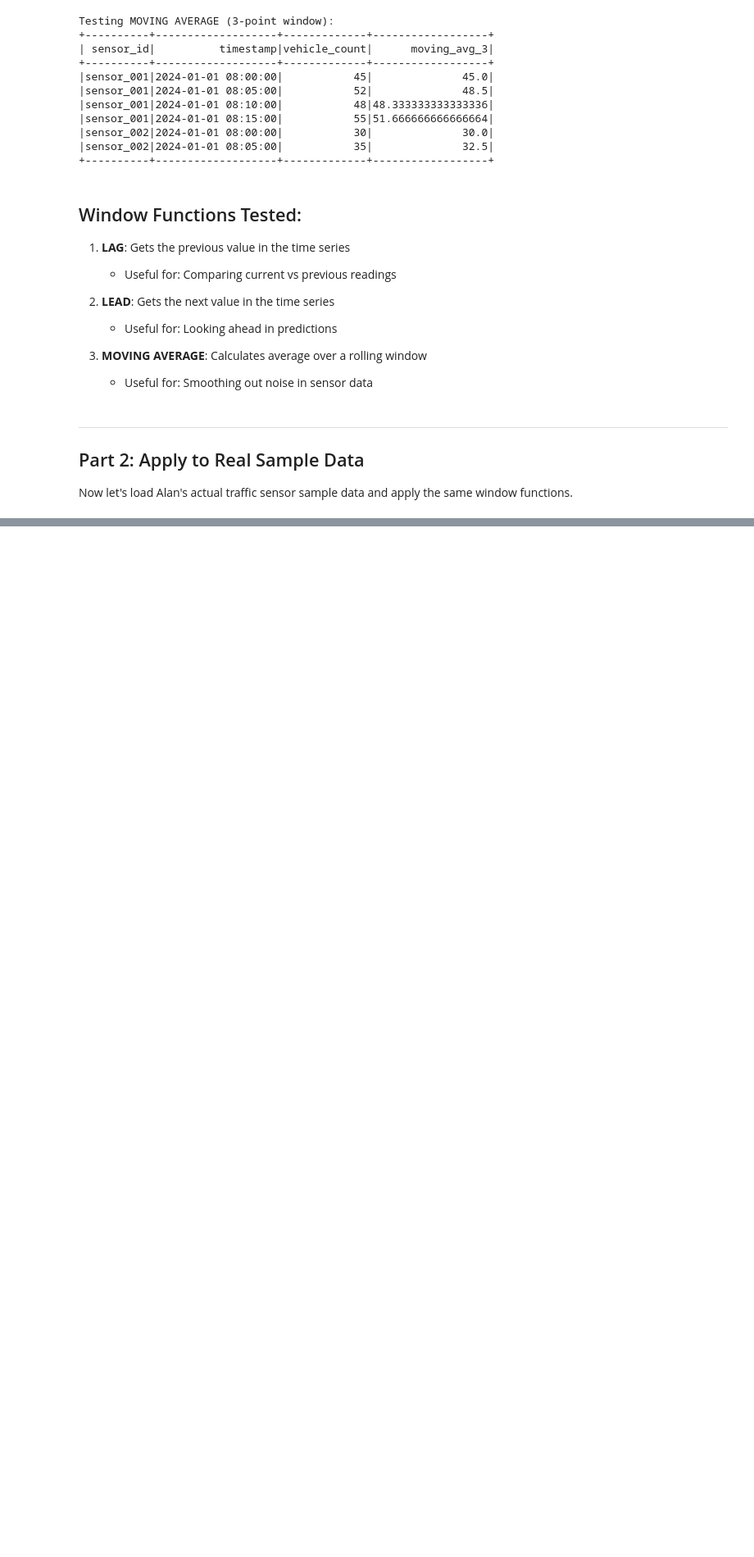
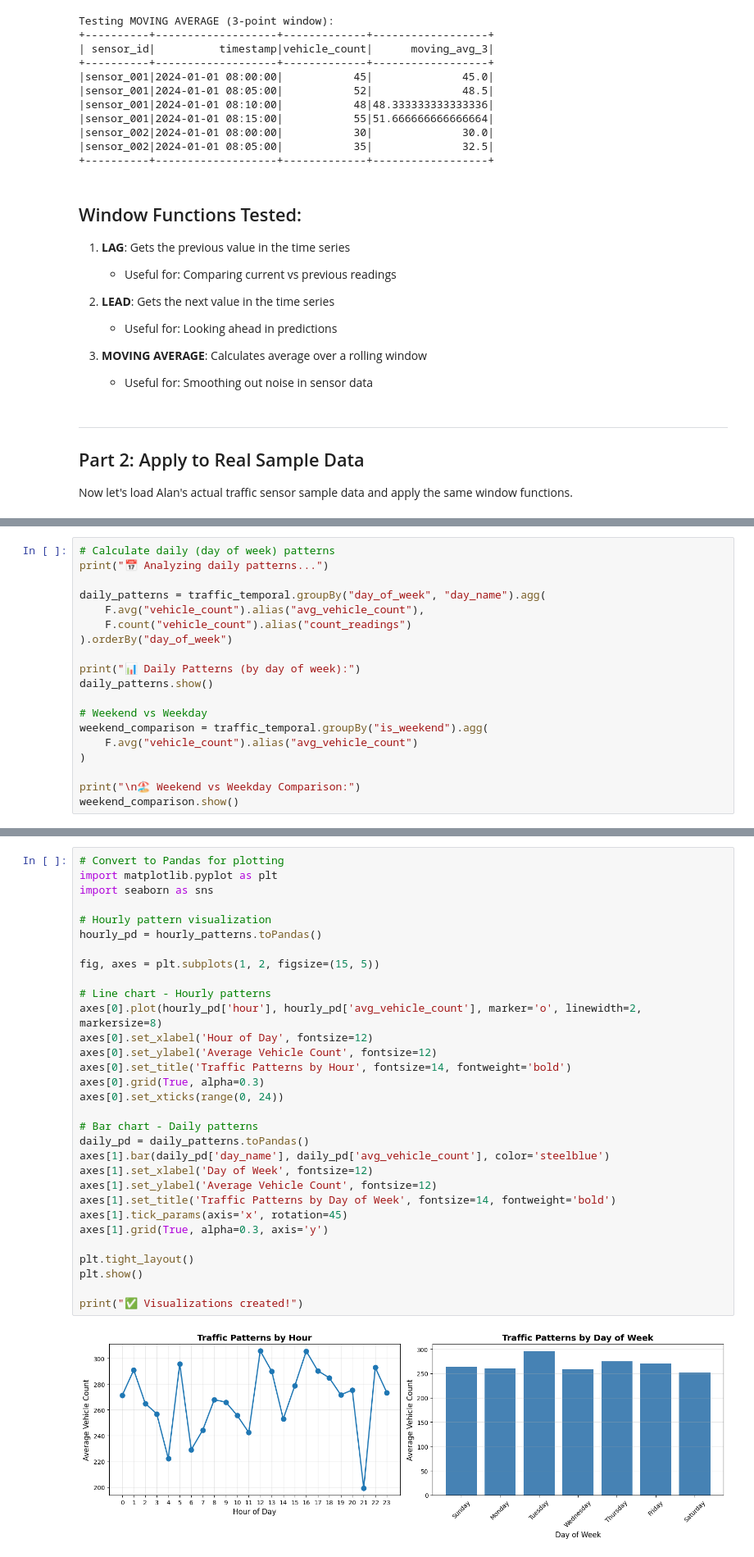
Before and after one commit to CircusCircus-Sunflower/SparkCity, a Jupyter notebook: notebooks/time_series_analysis.ipynb, the cells around one changed output, grey strips where cells are left out. Shown at 82% size. Drawn from its saved outputs; the diff is of its cells as text; blank space fills up the shorter version.

```diff
--- a/notebooks/time_series_analysis.ipynb
+++ b/notebooks/time_series_analysis.ipynb
@@ -200,0 +276,19 @@ Rows with null timestamps: 0
+# %%
+# Calculate daily (day of week) patterns
+print("📅 Analyzing daily patterns...")
+
+daily_patterns = traffic_temporal.groupBy("day_of_week", "day_name").agg(
+    F.avg("vehicle_count").alias("avg_vehicle_count"),
+    F.count("vehicle_count").alias("count_readings")
+).orderBy("day_of_week")
+
+print("📊 Daily Patterns (by day of week):")
+daily_patterns.show()
+
+# Weekend vs Weekday
+weekend_comparison = traffic_temporal.groupBy("is_weekend").agg(
+    F.avg("vehicle_count").alias("avg_vehicle_count")
+)
+
+print("\n🏖️ Weekend vs Weekday Comparison:")
+weekend_comparison.show()
@@ -200,0 +313,33 @@ Rows with null timestamps: 0
+# %%
+# Convert to Pandas for plotting
+import matplotlib.pyplot as plt
+import seaborn as sns
+
+# Hourly pattern visualization
+hourly_pd = hourly_patterns.toPandas()
+
+fig, axes = plt.subplots(1, 2, figsize=(15, 5))
+
+# Line chart - Hourly patterns
+axes[0].plot(hourly_pd['hour'], hourly_pd['avg_vehicle_count'], marker='o', linewidth=2, markersize=8)
+axes[0].set_xlabel('Hour of Day', fontsize=12)
+axes[0].set_ylabel('Average Vehicle Count', fontsize=12)
+axes[0].set_title('Traffic Patterns by Hour', fontsize=14, fontweight='bold')
+axes[0].grid(True, alpha=0.3)
+axes[0].set_xticks(range(0, 24))
+
+# Bar chart - Daily patterns
+daily_pd = daily_patterns.toPandas()
+axes[1].bar(daily_pd['day_name'], daily_pd['avg_vehicle_count'], color='steelblue')
+axes[1].set_xlabel('Day of Week', fontsize=12)
+axes[1].set_ylabel('Average Vehicle Count', fontsize=12)
+axes[1].set_title('Traffic Patterns by Day of Week', fontsize=14, fontweight='bold')
+axes[1].tick_params(axis='x', rotation=45)
+axes[1].grid(True, alpha=0.3, axis='y')
+
+plt.tight_layout()
+plt.show()
+
+print("✅ Visualizations created!")
+# %% [output]
+[figure, added]
```
Also changed, not shown: parts of 7 cells of this notebook, 1 other file.
